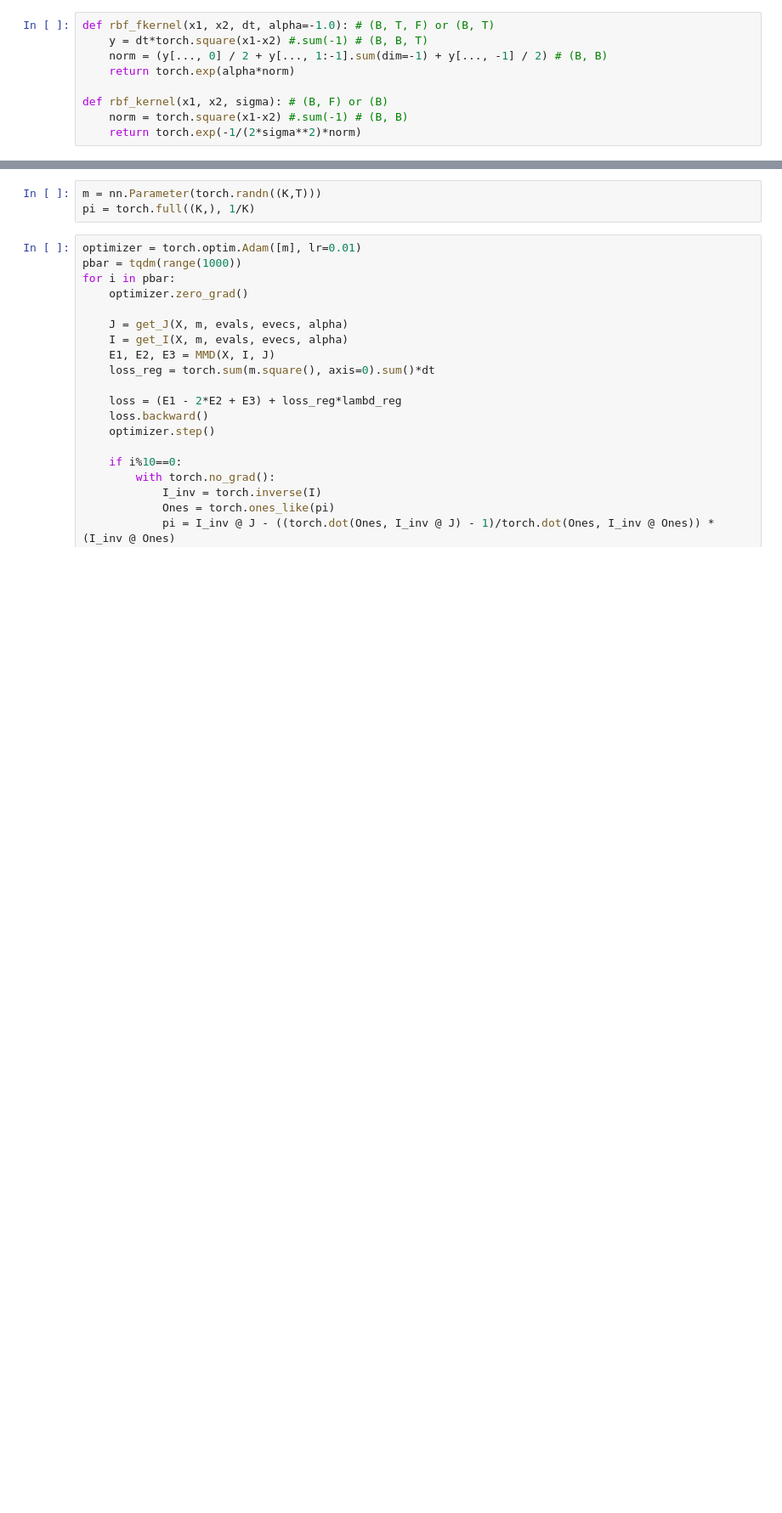
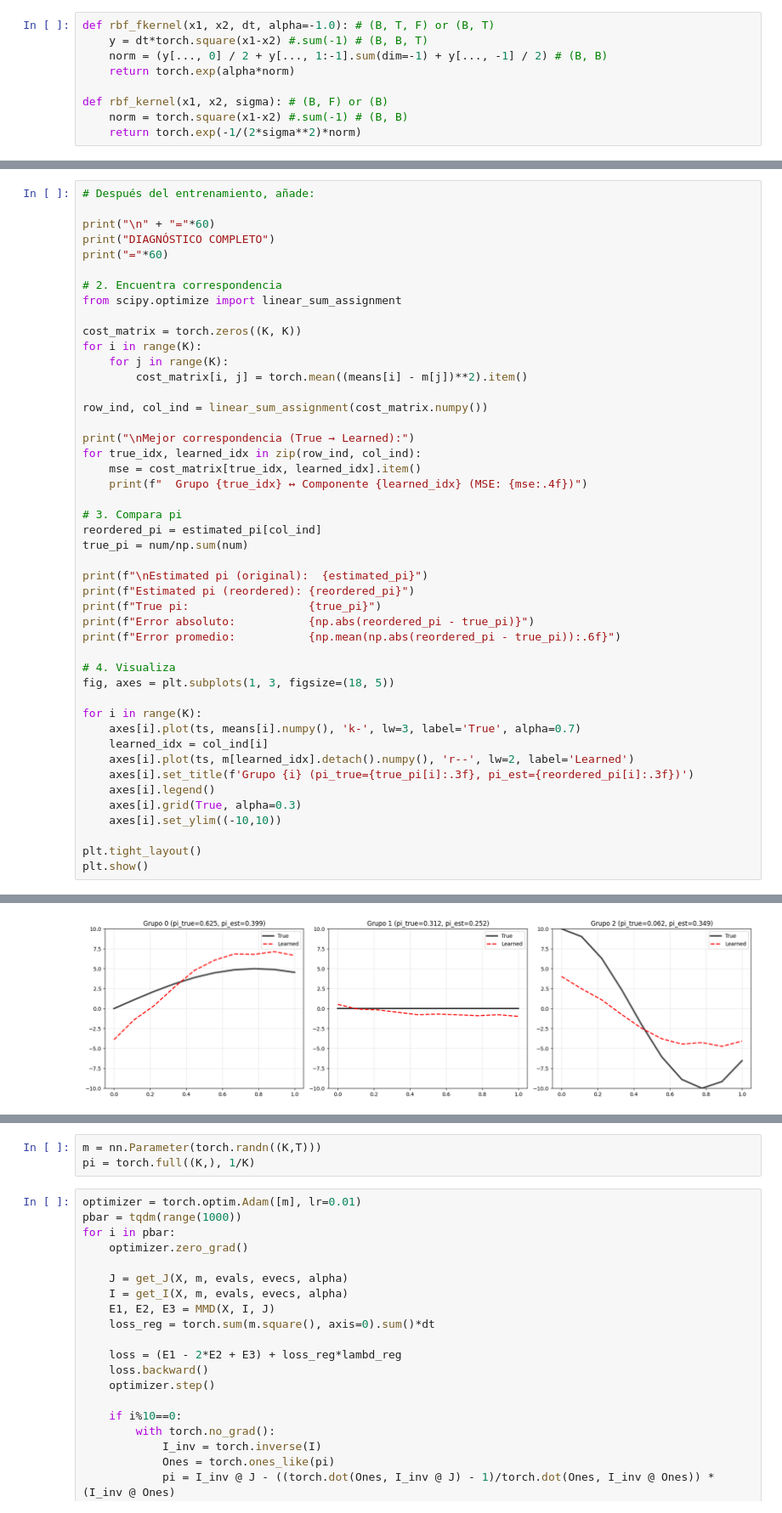
Before and after one commit to dani2442/rkhs-mixture-models, a Jupyter notebook: notebooks/train_gpm_v2.ipynb, the cells around one changed output, grey strips where cells are left out. Shown: that part at 85% size. Cells and saved outputs as stored; diff of their text form; blank space fills up the shorter version.

```diff
--- a/notebooks/train_gpm_v2.ipynb
+++ b/notebooks/train_gpm_v2.ipynb
@@ -162,0 +162,47 @@ plt.show()
+# %%
+# Después del entrenamiento, añade:
+
+print("\n" + "="*60)
+print("DIAGNÓSTICO COMPLETO")
+print("="*60)
+
+# 2. Encuentra correspondencia
+from scipy.optimize import linear_sum_assignment
+
+cost_matrix = torch.zeros((K, K))
+for i in range(K):
+    for j in range(K):
+        cost_matrix[i, j] = torch.mean((means[i] - m[j])**2).item()
+
+row_ind, col_ind = linear_sum_assignment(cost_matrix.numpy())
+
+print("\nMejor correspondencia (True → Learned):")
+for true_idx, learned_idx in zip(row_ind, col_ind):
+    mse = cost_matrix[true_idx, learned_idx].item()
+    print(f"  Grupo {true_idx} ↔ Componente {learned_idx} (MSE: {mse:.4f})")
+
+# 3. Compara pi
+reordered_pi = estimated_pi[col_ind]
+true_pi = num/np.sum(num)
+
+print(f"\nEstimated pi (original):  {estimated_pi}")
+print(f"Estimated pi (reordered): {reordered_pi}")
+print(f"True pi:                  {true_pi}")
+print(f"Error absoluto:           {np.abs(reordered_pi - true_pi)}")
+print(f"Error promedio:           {np.mean(np.abs(reordered_pi - true_pi)):.6f}")
+
+# 4. Visualiza
+fig, axes = plt.subplots(1, 3, figsize=(18, 5))
+
+for i in range(K):
+    axes[i].plot(ts, means[i].numpy(), 'k-', lw=3, label='True', alpha=0.7)
+    learned_idx = col_ind[i]
+    axes[i].plot(ts, m[learned_idx].detach().numpy(), 'r--', lw=2, label='Learned')
+    axes[i].set_title(f'Grupo {i} (pi_true={true_pi[i]:.3f}, pi_est={reordered_pi[i]:.3f})')
+    axes[i].legend()
+    axes[i].grid(True, alpha=0.3)
+    axes[i].set_ylim((-10,10))
+
+plt.tight_layout()
+plt.show()
+# %% [output]
@@ -162,0 +223 @@ plt.show()
+[figure, added]
```
Also changed, not shown: parts of 20 cells of this notebook, 3 other files.
